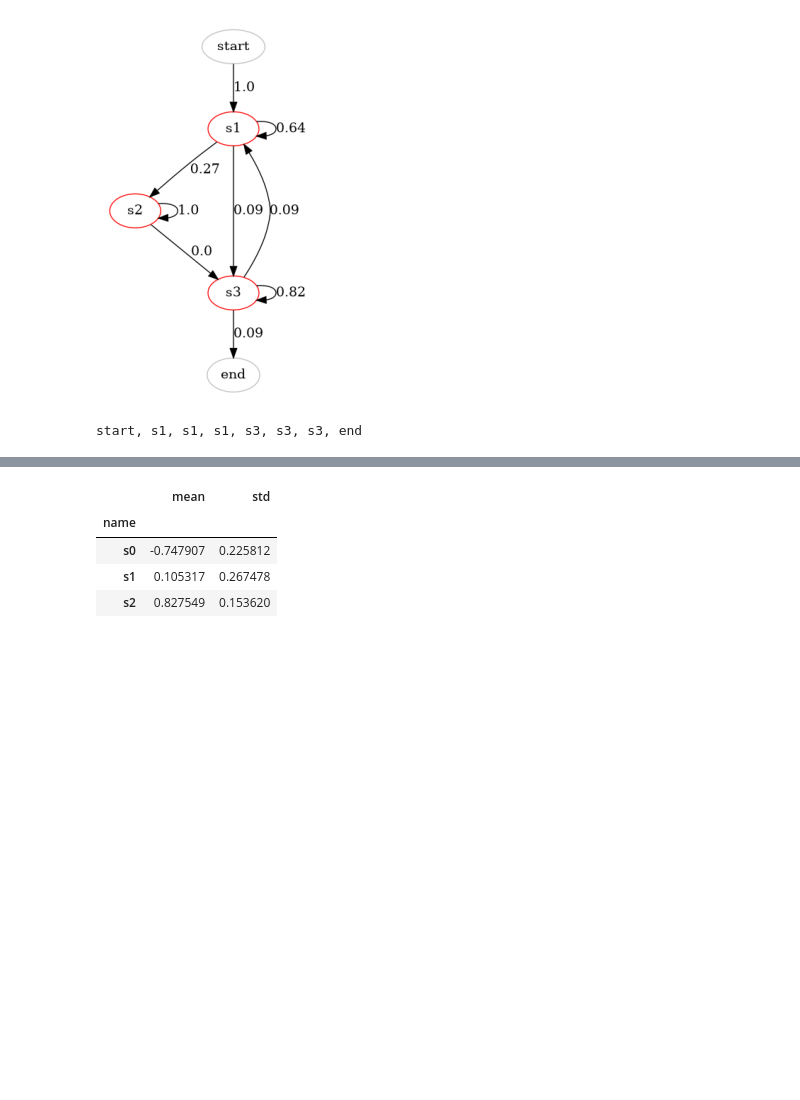
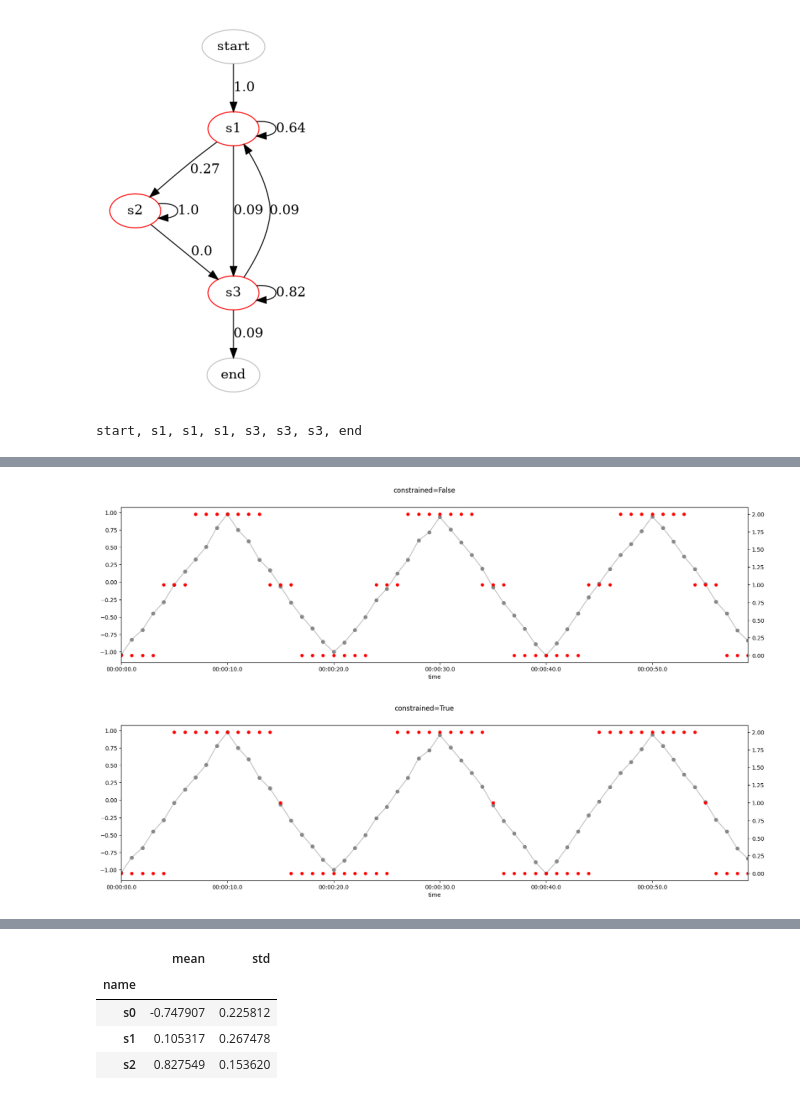
Before and after one commit to jonnor/machinehearing, a Jupyter notebook: handson/constrained-hmm/ConstrainedHMM.ipynb, the cells around one changed output, grey strips where cells are left out. Saved outputs shown, nothing was run; the diff lists cells and outputs as text; code cells hidden in the pictures; blank space fills up the shorter version.

```diff
--- a/handson/constrained-hmm/ConstrainedHMM.ipynb
+++ b/handson/constrained-hmm/ConstrainedHMM.ipynb
@@ -79,3 +85,76 @@ samples[0].plot(ax=ax, ls='-', alpha=0.5, color='grey')
+# %%
+from hmmlearn.hmm import GMMHMM
+
+class ConstrainedGMMHMM(GMMHMM):
+
+    def _do_mstep(self, stats):
+
+        # do the standard learning
+        super()._do_mstep(stats)
+
+        # find which states are where
+        # we name them based on their typical value
+        m = numpy.squeeze(self.means_)
+        s = numpy.argsort(m)
+        s1, s2, s3 = s
+
+        # constrain the transition matrix
+        # disallow s1->s2 and/or s2->s3 is not allowed
+
+        self.transmat_[s1,s2] = 0.0
+        self.transmat_[s2,s3] = 0.0
+
+        # make sure the probabiliies sum to 1.0
+        # XXX: note needed, fails when enabled??
+        #from hmmlearn.utils import normalize
+        #normalize(self.transmat_)
+
+
+def learn_example(X, constrain=True):
+    if constrain:
+        Model = ConstrainedGMMHMM
+    else:
+        Model = GMMHMM
+
+    model = Model(n_components=3, n_mix=1, covariance_type='diag')
+    model.fit(X)
+
+    return model
+
+# FIXME: use multiple sequences. Make conversion utility from list of series
+def map_data(s):
+    return s.values.reshape(-1, 1)
+
+
+
+def test_model(X, constrain):
+    X = samples[0]
+    model = learn_example(map_data(X), constrain=constrain)
+
+    # sort states based on their value
+    mapping = numpy.argsort(numpy.squeeze(model.means_))
+    inv_mapping = numpy.argsort(mapping)
+
+    states = inv_mapping[numpy.argmax(model.score_samples(map_data(X))[1], axis=1)]
+    states = pandas.Series(states, index=X.index)
+
+    fig, ax = plt.subplots(1, figsize=(20, 5))
+    samples[0].plot(ax=ax, marker='o', ls='none', color='grey', alpha=0.9)
+    samples[0].plot(ax=ax, ls='-', alpha=0.5, color='grey')
+
+    ax2 = ax.twinx()
+    states.plot(ax=ax2,ls='none', marker='o', ms=5, color='red')
+    fig.suptitle(f'constrained={constrain}')
+
+X = make_series(period='20sec'),
+test_model(X, constrain=False)
+test_model(X, constrain=True)
+
+
+#print(states)
+# %% [output]
+[figure, added]
+[figure, added]
 # %%
 
 import pomegranate.callbacks
```
Also changed, not shown: parts of 2 cells of this notebook.
